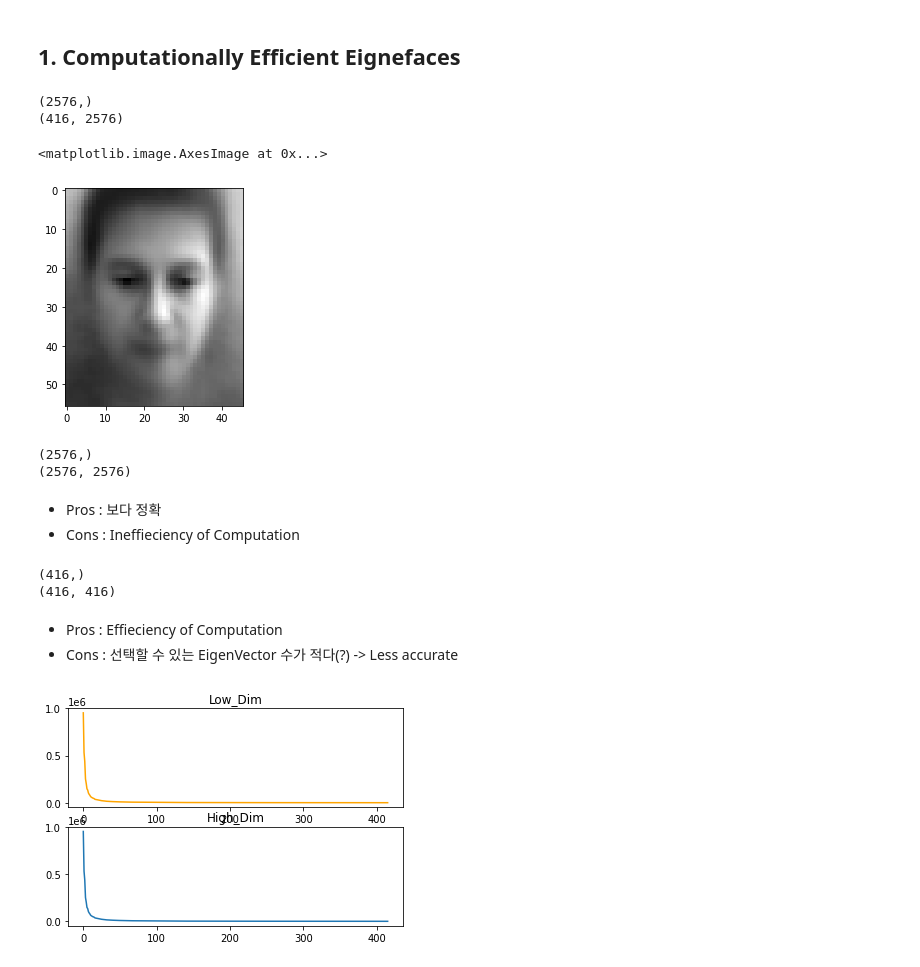
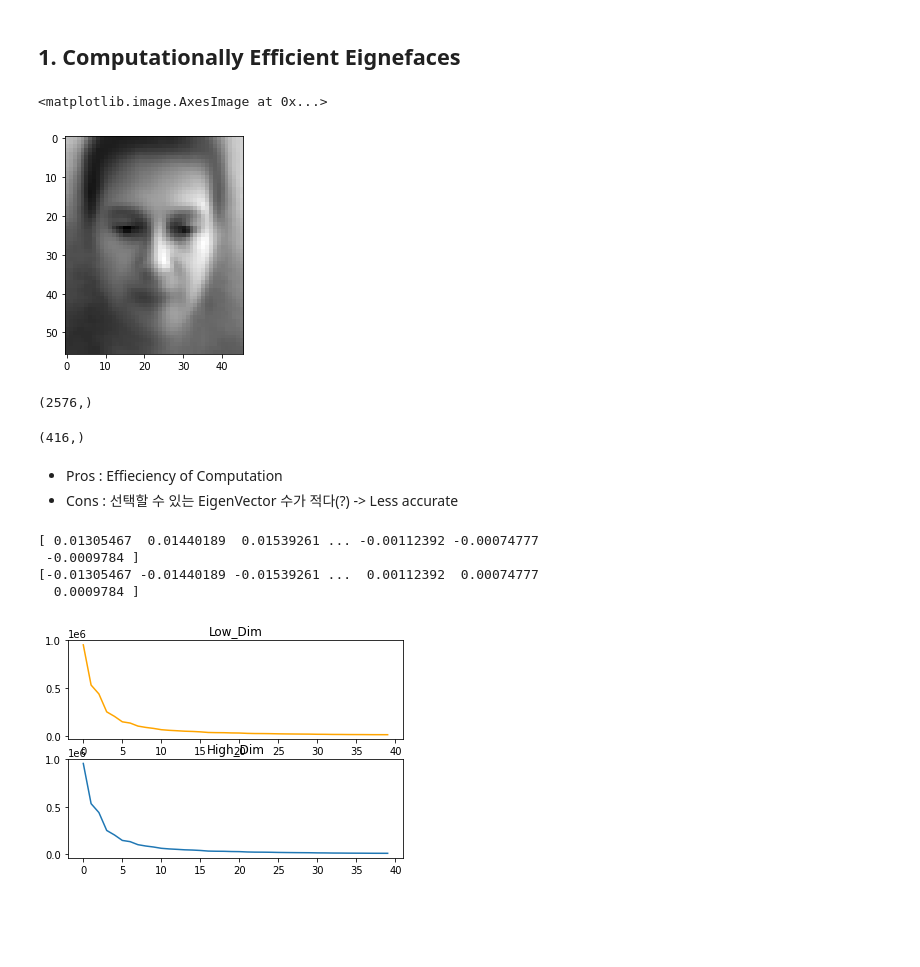
Before and after one commit to sw-programmer/Coursework1, a Jupyter notebook: CW1_Q1.ipynb, the cells around one changed output. Saved outputs shown, nothing was run; the diff lists cells and outputs as text; code cells hidden in the pictures; blank space fills up the shorter version.

```diff
--- a/CW1_Q1.ipynb
+++ b/CW1_Q1.ipynb
@@ -108,55 +107,52 @@ def PCA(X, num_components): # X == train set, num_components == 선택할 eigen
   return reconst_X, X_bar, principal_vals, principal_components
 # %%
 A, X_bar = AvgCompute(X_train)
-print(X_bar.shape)
-print(A.shape)
+A = A.T
 
 plt.imshow(np.reshape(X_bar,(46,56)).T, cmap = 'gist_gray') # 평균 얼굴 출력
 # %% [output]
-(2576,)
-(416, 2576)
+<matplotlib.image.AxesImage at 0x...>
-<matplotlib.image.AxesImage at 0x...>
 [figure]
 # %%
-# 1. S=(1/N)AAT 방식
+### 1. S=(1/N)AAT 방식 ###
 row, col = X_train.shape
-S = (A.T @ A) / row
-eig_vals_high, eig_vecs_high = eig(S) # High dimnesional
-eig_vals_high = np.real(eig_vals_high)
-eig_vecs_high = np.real(eig_vecs_high)
+S = (A @ A.T) / row
+eigvals_hi, eigvecs_hi = eig(S) # High dimnesional
+eigvals_hi = np.real(eigvals_hi)
+eigvecs_hi = np.real(eigvecs_hi)
 
-print(eig_vals_high.shape)
-print(eig_vecs_high.shape)
+print(eigvals_hi.shape)
 # %% [output]
 (2576,)
-(2576, 2576)
-# %% [markdown]
-* Pros : 보다 정확
-* Cons : Ineffieciency of Computation
 # %%
-# 2.  (1/N)ATA 방식
-S = (A @ A.T) / row
-eig_vals_low, eig_vecs_low = eig(S) # Low dimnesional
-eig_vals_low = np.real(eig_vals_low)
-eig_vecs_low = np.real(eig_vecs_low)
+### 2.  (1/N)ATA 방식 ###
+S = (A.T @ A) / row
+eigvals_lo, eigvecs_lo = eig(S) # Low dimnesional
+eigvals_lo = np.real(eigvals_lo)
+eigvecs_lo = np.real(eigvecs_lo)
 
-print(eig_vals_low.shape)
-print(eig_vecs_low.shape)
+print(eigvals_lo.shape)
 # %% [output]
 (416,)
-(416, 416)
 # %% [markdown]
 * Pros : Effieciency of Computation
 * Cons : 선택할 수 있는 EigenVector 수가 적다(?) -> Less accurate
 # %%
+### eigval / eigvec 비교 ###
 fig = plt.figure()
 ax1 = fig.add_subplot(211)
 plt.title('Low_Dim')
-ax1.plot(range(0,416), eig_vals_low, color='orange')
+ax1.plot(range(0,40), eigvals_lo[:40], color='orange')
 ax2 = fig.add_subplot(212)
 plt.title('High_Dim')
-ax2.plot(range(0,416), eig_vals_high[:416])	 # 두 eigenvalue 그래프가 동일함
+ax2.plot(range(0,40), eigvals_hi[:40])	 # 두 방식에서 eigenvalue 그래프가 동일함
 
-print()
+low = A @ eigvecs_lo[:,0]
+print(eigvecs_hi[:,0])
+print(low/np.linalg.norm(low))             # low dim에서 A를 곱해주면 eigenvector 방향까지 동일해짐
 # %% [output]
+[ 0.01305467  0.01440189  0.01539261 ... -0.00112392 -0.00074777
+ -0.0009784 ]
+[-0.01305467 -0.01440189 -0.01539261 ...  0.00112392  0.00074777
+  0.0009784 ]
-[figure, old version]
+[figure, new version]
```
Also changed, not shown: parts of 3 cells of this notebook.
